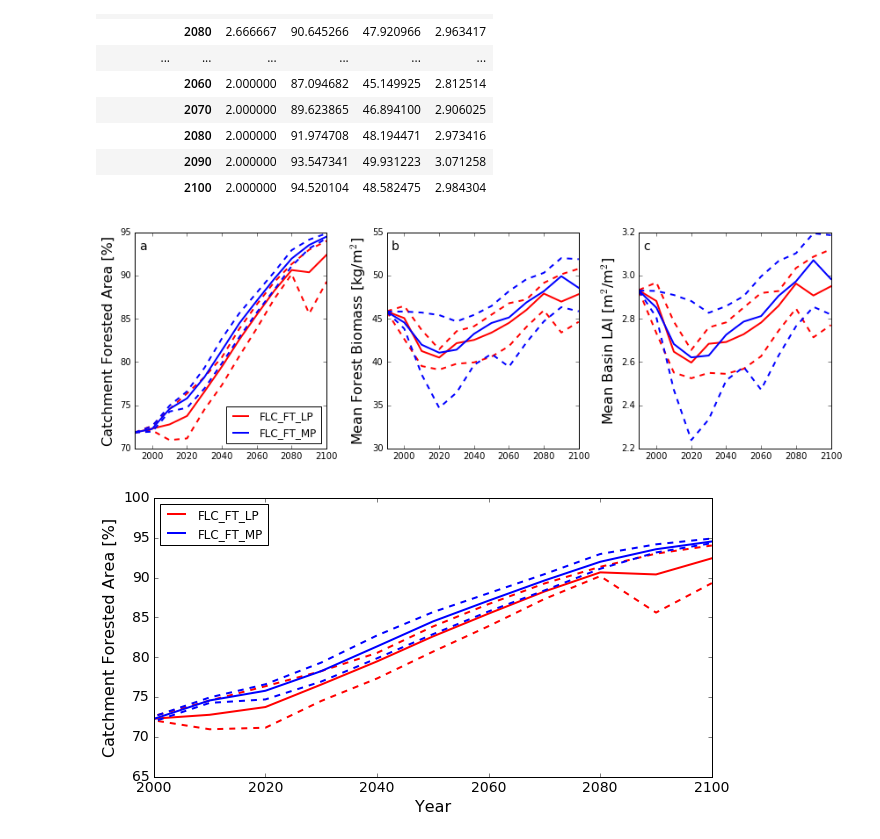
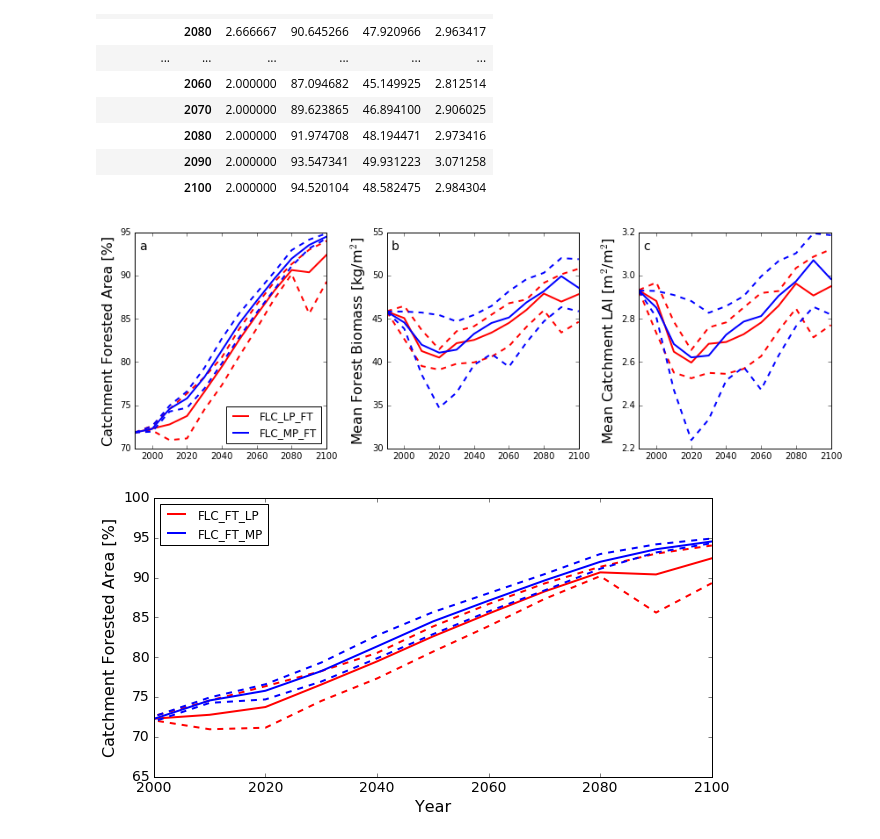
Before and after one commit to theobarnhart/rhessys_prep_analysis, a Jupyter notebook: ComoCreek/process LANDIS Biomass.ipynb, the cells around one changed output. Cells and saved outputs as stored; diff of their text form; code cells hidden in the pictures.

```diff
--- a/ComoCreek/process LANDIS Biomass.ipynb
+++ b/ComoCreek/process LANDIS Biomass.ipynb
@@ -139,6 +139,7 @@ labfont = 16
 textfont = 14
 lpColor = 'r'
 mpColor = 'b'
+lw = 2
 
 fig = plt.figure(figsize=(12,4))
 ax1 = fig.add_subplot(131)
@@ -150,13 +151,13 @@ var = 'area'
 track = 'PGW_less_P'
 c = lpColor
 ls = '--'
-plt.plot(dat.loc[dat.track==track].groupby('year').mean()[var],label='FLC_FT_LP',c=c,lw=lw)
+plt.plot(dat.loc[dat.track==track].groupby('year').mean()[var],label='FLC_LP_FT',c=c,lw=lw)
 plt.plot(dat.loc[dat.track==track].groupby('year').min()[var],c=c,ls=ls,lw=lw,label='')
 plt.plot(dat.loc[dat.track==track].groupby('year').max()[var],c=c,ls=ls,lw=lw,label='')
 
 track = 'PGW_more_P'
 c = mpColor
-plt.plot(dat.loc[dat.track==track].groupby('year').mean()[var],label='FLC_FT_MP',c=c,lw=lw)
+plt.plot(dat.loc[dat.track==track].groupby('year').mean()[var],label='FLC_MP_FT',c=c,lw=lw)
 plt.plot(dat.loc[dat.track==track].groupby('year').min()[var],c=c,ls=ls,label='',lw=lw)
 plt.plot(dat.loc[dat.track==track].groupby('year').max()[var],c=c,ls=ls,label='',lw=lw)
 plt.ylabel('Catchment Forested Area [%]',fontsize = labfont)
@@ -176,35 +177,35 @@ plt.plot(dat.loc[dat.track==track].groupby('year').max()[var],c=c,ls=ls,lw=lw,la
 track = 'PGW_more_P'
 c = mpColor
 plt.plot(dat.loc[dat.track==track].groupby('year').mean()[var],label='FLC_FT_MP',c=c,lw=lw)
 plt.plot(dat.loc[dat.track==track].groupby('year').min()[var],c=c,ls=ls,label='',lw=lw)
 plt.plot(dat.loc[dat.track==track].groupby('year').max()[var],c=c,ls=ls,label='',lw=lw)
 plt.ylabel('Mean Forest Biomass [kg/m$^2$]',fontsize = labfont)
 plt.xlim(1990,2100)
 plt.text(1992.5,53,'b',fontsize=textfont)
 
 plt.sca(ax3)
 var='lai'
 track = 'PGW_less_P'
 c = lpColor
 ls = '--'
 plt.plot(dat.loc[dat.track==track].groupby('year').mean()[var],label='FLC_FT_LP',c=c,lw=lw)
 plt.plot(dat.loc[dat.track==track].groupby('year').min()[var],c=c,ls=ls,lw=lw,label='')
 plt.plot(dat.loc[dat.track==track].groupby('year').max()[var],c=c,ls=ls,lw=lw,label='')
 
 track = 'PGW_more_P'
 c = mpColor
 plt.plot(dat.loc[dat.track==track].groupby('year').mean()[var],label='FLC_FT_MP',c=c,lw=lw)
 plt.plot(dat.loc[dat.track==track].groupby('year').min()[var],c=c,ls=ls,label='',lw=lw)
 plt.plot(dat.loc[dat.track==track].groupby('year').max()[var],c=c,ls=ls,label='',lw=lw)
-plt.ylabel('Mean Basin LAI [m$^2$/m$^2$]',fontsize = labfont)
+plt.ylabel('Mean Catchment LAI [m$^2$/m$^2$]',fontsize = labfont)
 plt.xlim(1990,2100)
 plt.text(1992.5,3.12,'c',fontsize=textfont)
 plt.tight_layout()
 
 plt.savefig('./figures/LANIDS_forest_biomass_lai.png',dpi=300,bbox_inches='tight')
 plt.savefig('./figures/LANIDS_forest_biomass_lai.pdf',bbox_inches='tight')
 # %% [output]
-[figure, old version]
+[figure, new version]
 # %%
 plt.figure(figsize=(10,5))
 lw = 2
```
Also changed, not shown: 5 other files.
